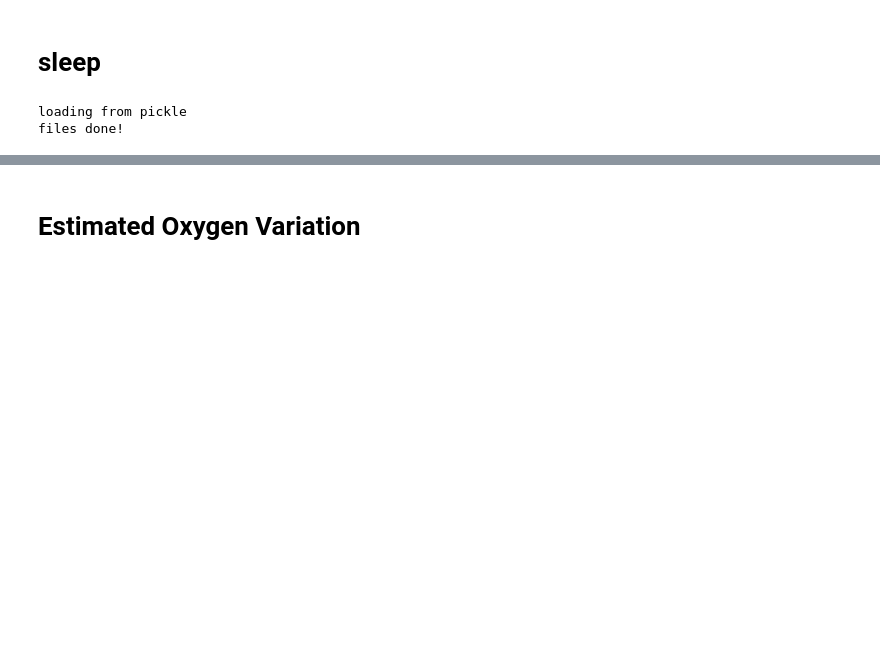
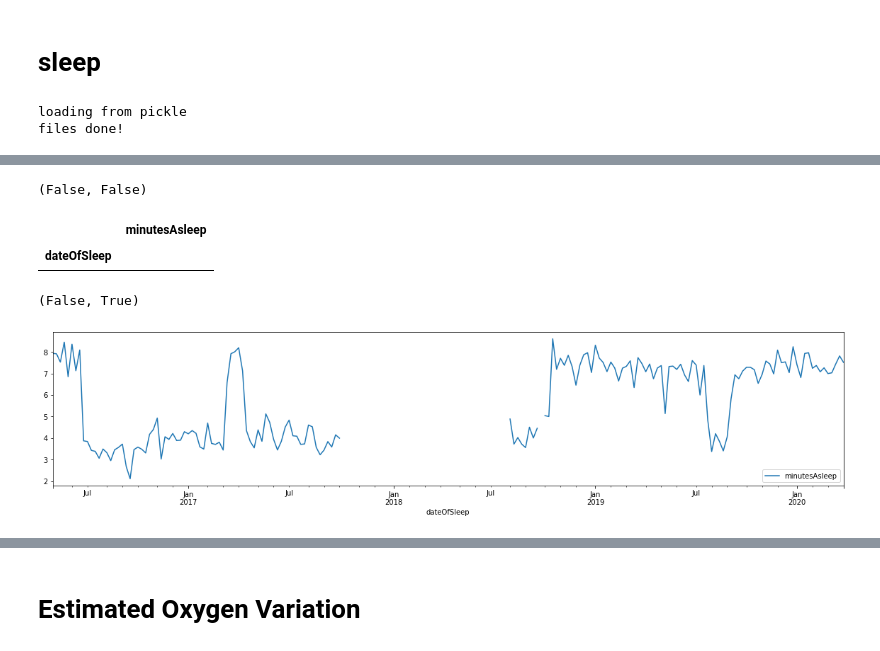
Before and after one commit to DanCorley/fitbit_data, a Jupyter notebook: fitbit.ipynb, the cells around one changed output, grey strips where cells are left out. Drawn from its saved outputs; the diff is of its cells as text; code cells hidden in the pictures; blank space fills up the shorter version.

```diff
--- a/fitbit.ipynb
+++ b/fitbit.ipynb
@@ -148,0 +120,9 @@ sleep_df.head(2)
+# %%
+sleep_df.index.is_monotonic_decreasing, sleep_df.index.is_monotonic_increasing
+# %% [output]
+(False, False)
+# %%
+sleep_df[sleep_df.index.duplicated()].sort_index()
+# %% [output]
+|  | minutesAsleep |
+| dateOfSleep |  |
@@ -148,0 +131,4 @@ sleep_df.head(2)
+# %%
+sleep_df.index.is_monotonic_decreasing, sleep_df.index.is_monotonic_increasing
+# %% [output]
+(False, True)
@@ -149 +137,5 @@ sleep_df.head(2)
+# %%
+sleep_df.resample('w').mean().plot(figsize=(20,4));
+# %% [output]
+[figure, added]
 # %%
```
Also changed, not shown: parts of 21 cells of this notebook, 4 other files.
